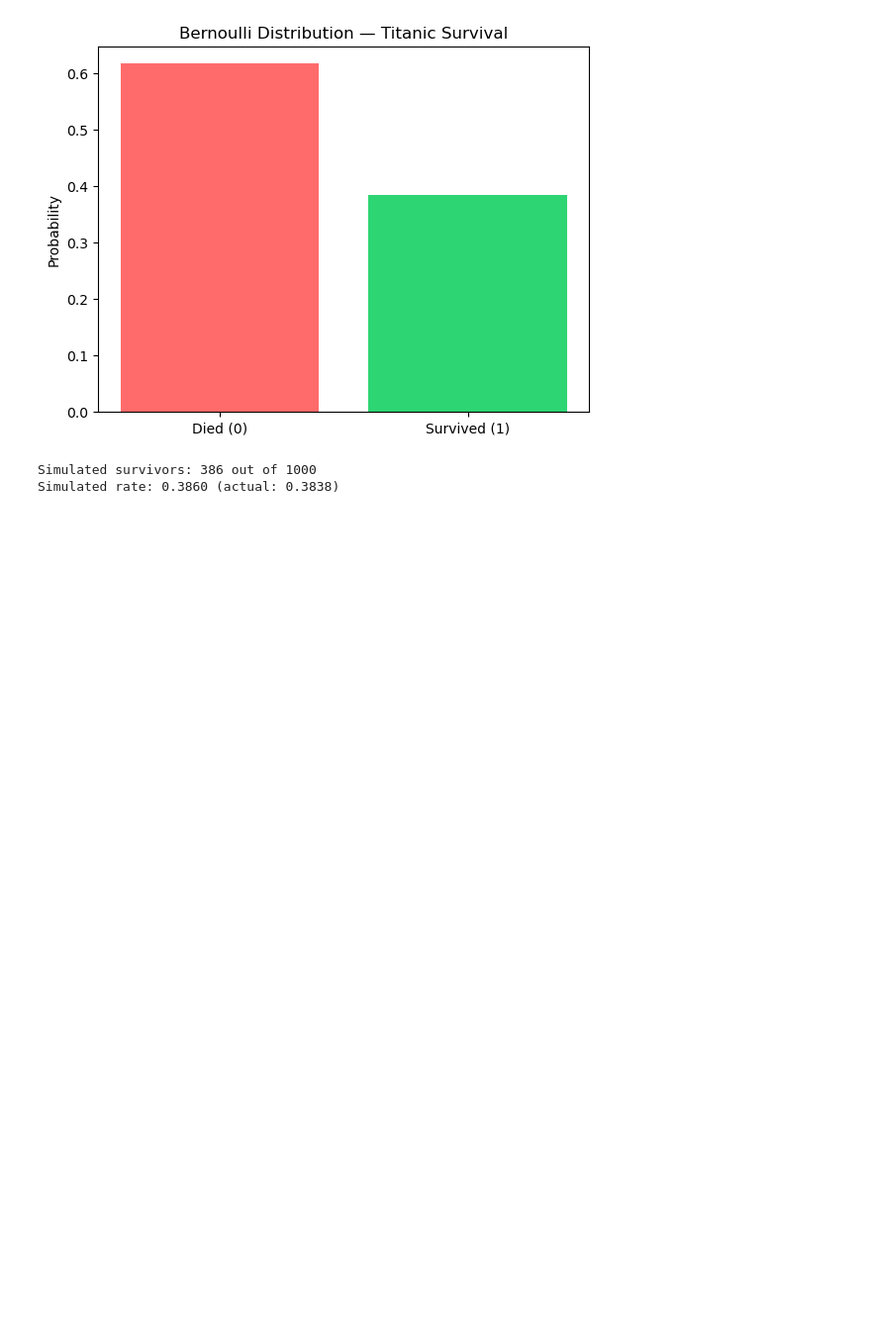
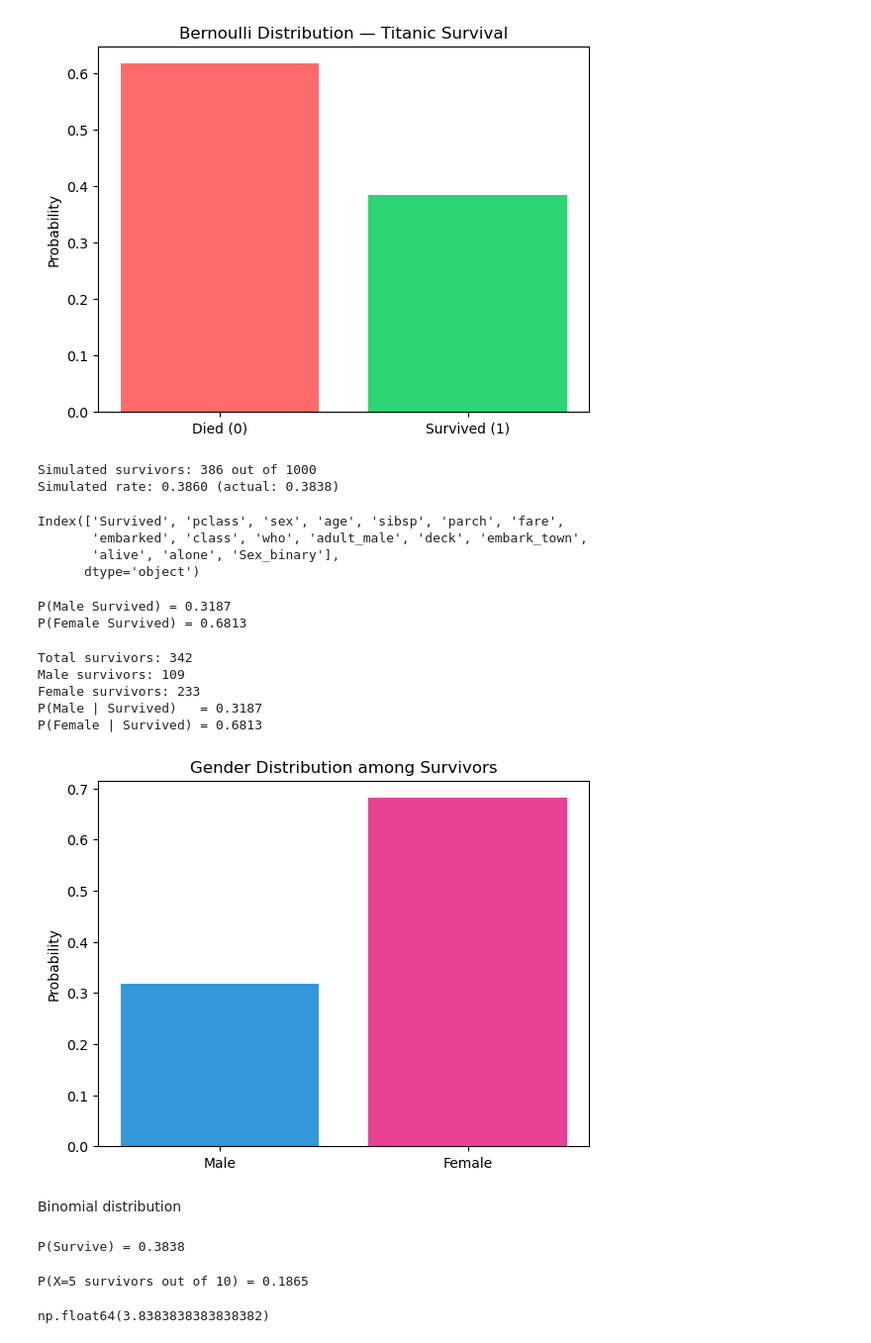
Before and after one commit to tashfeen786/AI-ML-BootCamp, a Jupyter notebook: NETSOL WORK/Week_4/TitanicDataset_to_Perform_ALL_Distributions.ipynb, the cells around one changed output. Shown at 99% size. Cells and saved outputs as stored; diff of their text form; code cells hidden in the pictures; blank space fills up the shorter version.

```diff
--- a/NETSOL WORK/Week_4/TitanicDataset_to_Perform_ALL_Distributions.ipynb
+++ b/NETSOL WORK/Week_4/TitanicDataset_to_Perform_ALL_Distributions.ipynb
@@ -70,3 +70,61 @@ print(f"Simulated rate: {samples.mean():.4f} (actual: {p_survive:.4f})")
 # %% [output]
 Simulated survivors: 386 out of 1000
 Simulated rate: 0.3860 (actual: 0.3838)
+# %%
+df.columns
+# %% [output]
+Index(['Survived', 'pclass', 'sex', 'age', 'sibsp', 'parch', 'fare',
+       'embarked', 'class', 'who', 'adult_male', 'deck', 'embark_town',
+       'alive', 'alone', 'Sex_binary'],
+      dtype='object')
+# %%
+survivors = df[df['Survived'] == 1]
+non_survivors = df[df['Survived'] == 0]
+# %%
+gender_counts = survivors['sex'].value_counts()
+
+male_survived = gender_counts['male']
+female_survived = gender_counts['female']
+
+total_survived = len(survivors)
+# %%
+p_male_survived = male_survived / total_survived
+p_female_survived = female_survived / total_survived
+
+print(f"P(Male Survived) = {p_male_survived:.4f}")
+print(f"P(Female Survived) = {p_female_survived:.4f}")
+# %% [output]
+P(Male Survived) = 0.3187
+P(Female Survived) = 0.6813
+# %%
+print(f"Total survivors: {total_survived}")
+print(f"Male survivors: {male_survived}")
+print(f"Female survivors: {female_survived}")
+
+print(f"P(Male | Survived)   = {p_male_survived:.4f}")
+print(f"P(Female | Survived) = {p_female_survived:.4f}")
+# %% [output]
+Total survivors: 342
+Male survivors: 109
+Female survivors: 233
+P(Male | Survived)   = 0.3187
+P(Female | Survived) = 0.6813
+# %%
+import matplotlib.pyplot as plt
+
+plt.bar(['Male', 'Female'],
+        [p_male_survived, p_female_survived],
+        color=['#3498db', '#e84393'])
+
+plt.title('Gender Distribution among Survivors')
+plt.ylabel('Probability')
+plt.show()
+# %% [output]
+[figure, added]
+# %% [markdown]
+Binomial distribution
+# %%
+p_survive = df['Survived'].mean()
+print(f"P(Survive) = {p_survive:.4f}")
+# %% [output]
+P(Survive) = 0.3838
@@ -72,0 +138,8 @@ Simulated rate: 0.3860 (actual: 0.3838)
+# %%
+print(f"P(X=5 survivors out of 10) = {binom.pmf(5):.4f}")
+# %% [output]
+P(X=5 survivors out of 10) = 0.1865
+# %%
+binom.mean()
+# %% [output]
+np.float64(3.8383838383838382)
```
Also changed, not shown: parts of 15 cells of this notebook.
